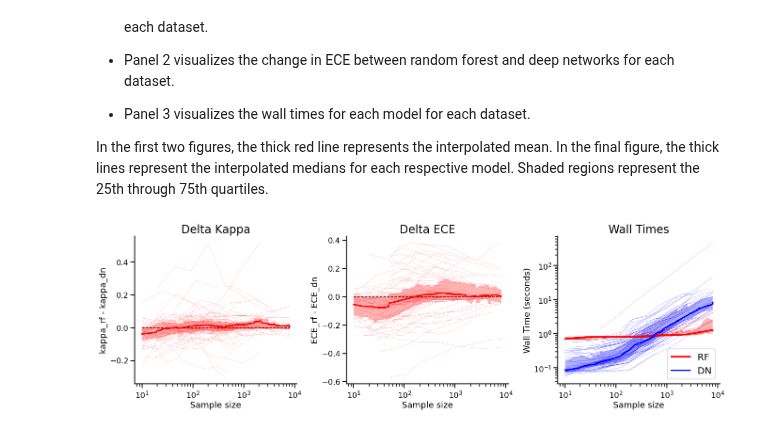
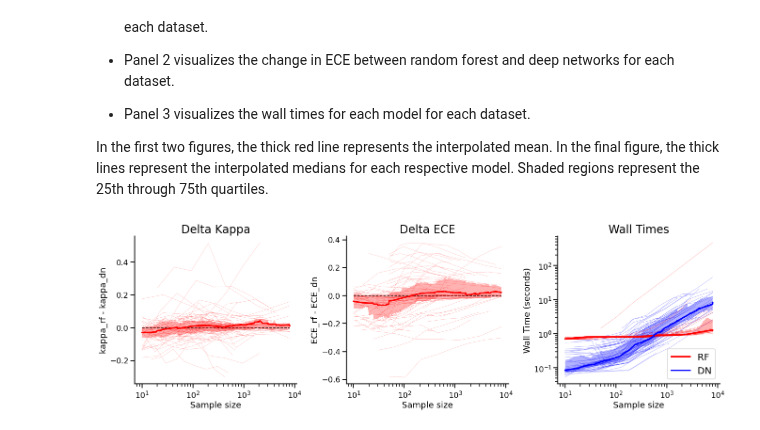
Before and after one commit to neurodata/df-dn-paper, a Jupyter notebook: tabular/cc18_figure.ipynb, the cells around one changed output. Cells and saved outputs as stored; diff of their text form; code cells hidden in the pictures.

```diff
--- a/tabular/cc18_figure.ipynb
+++ b/tabular/cc18_figure.ipynb
@@ -71,8 +66,8 @@ total_sets = full_dataset_rf_scores_kappa.shape[0] / 8
 rfdn_difference = np.zeros((int(total_sets), 8))
 
 for dataset in range(int(total_sets)):
-    rf = full_dataset_rf_scores_kappa_10000[dataset * 8 : dataset * 8 + 8, :]
-    dn = full_dataset_dn_scores_kappa_10000[dataset * 8 : dataset * 8 + 8, :]
+    rf = full_dataset_rf_scores_kappa[dataset * 8 : dataset * 8 + 8, :]
+    dn = full_dataset_dn_scores_kappa[dataset * 8 : dataset * 8 + 8, :]
 
     dn_evolution_mean = np.mean(dn, axis=1)
     rf_evolution_mean = np.mean(rf, axis=1)
@@ -130,8 +125,8 @@ total_sets = full_dataset_rf_scores_ece.shape[0] / 8
 rfdn_difference = np.zeros((int(total_sets), 8))
 
 for dataset in range(int(total_sets)):
-    rf = full_dataset_rf_scores_ece_10000[dataset * 8 : dataset * 8 + 8, :]
-    dn = full_dataset_dn_scores_ece_10000[dataset * 8 : dataset * 8 + 8, :]
+    rf = full_dataset_rf_scores_ece[dataset * 8 : dataset * 8 + 8, :]
+    dn = full_dataset_dn_scores_ece[dataset * 8 : dataset * 8 + 8, :]
 
     dn_evolution_mean = np.mean(dn, axis=1)
     rf_evolution_mean = np.mean(rf, axis=1)
@@ -246,33 +241,32 @@ for difference in range(int(total_sets)):
     ax.plot(
         full_dataset_all_sample_sizes[difference],
         dn_times_tot[difference, :],
         c="b",
         alpha=0.3,
         lw=0.8,
     )
     ax.set_xlabel("Sample size")
     ax.set_ylabel("Wall Time (seconds)")
     ax.set_xscale("log")
     ax.set_yscale("log")
     ax.set_title("Wall Times", fontsize=24)
     right_side = ax.spines["right"]
     right_side.set_visible(False)
     top_side = ax.spines["top"]
     top_side.set_visible(False)
 
 ax.hlines(0, 10, np.max(samples), colors="k", linestyles="dashed", linewidth=1.5)
 
 qunatiles = np.nanquantile(times_over_dataset_rf, [0.25, 0.75], axis=0)
 ax.fill_between(samples, qunatiles[0], qunatiles[1], facecolor="r", alpha=0.3)
 ax.plot(samples, np.nanmedian(times_over_dataset_rf, axis=0), c="r", lw=3, label="RF")
 
 qunatiles = np.nanquantile(times_over_dataset_dn, [0.25, 0.75], axis=0)
 ax.fill_between(samples, qunatiles[0], qunatiles[1], facecolor="b", alpha=0.3)
 ax.plot(samples, np.nanmedian(times_over_dataset_dn, axis=0), c="b", lw=3, label="DN")
 
 ax.legend(fontsize=20, loc="lower right")
 plt.tight_layout()
-# plt.savefig("plots/cc18_experiment.png")
-plt.savefig("plots/cc18_experiment_10000_cutoff.png")
+plt.savefig("plots/cc18_experiment.png")
 # %% [output]
-[figure, old version]
+[figure, new version]
```
Also changed, not shown: parts of 3 cells of this notebook, 3 other files.
